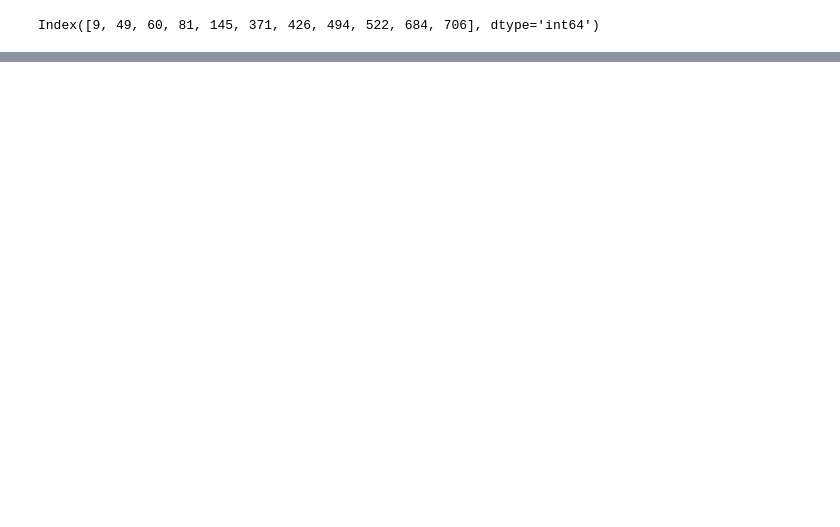
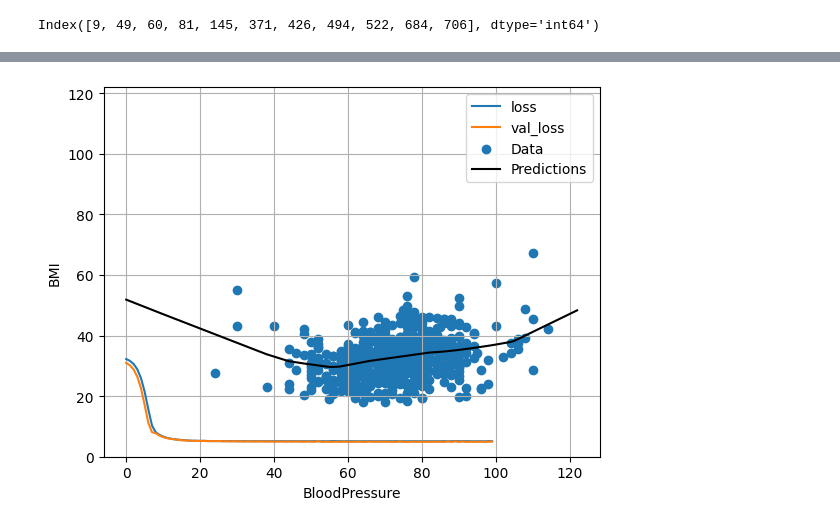
Before and after one commit to AGoodnight/TensorFlowAlpha, a Jupyter notebook: Diabetes.ipynb, the cells around one changed output, grey strips where cells are left out. Cells and saved outputs as stored; diff of their text form; code cells hidden in the pictures; blank space fills up the shorter version.

Commit message:
added single prediction

```diff
--- a/Diabetes.ipynb
+++ b/Diabetes.ipynb
@@ -123,0 +121,98 @@ plot_on_graph(x, y)
+# %%
+from types import SimpleNamespace
+import tensorflow as tf
+from tensorflow import keras
+from keras import layers
+import matplotlib.pyplot as plt
+import numpy as np
+np.set_printoptions(precision=1)
+
+import pandas as pd
+import seaborn as sns
+
+raw_data = pd.read_csv('input/diabetes.csv')
+
+# What columns are we interested in?
+xFactor = 'BloodPressure'
+yFactor = 'BMI'
+
+# Drop the unused columns
+raw_data = raw_data[[xFactor,yFactor]]
+print(raw_data.sample(n=3))
+
+# Make a copy/dataset
+data = raw_data.copy()
+# Strip out values of 0, as these are likley missing data points
+data.drop(data.loc[(data[xFactor]<0.1) | (data[yFactor]<0.1)].index,inplace=True)
+
+# Namespace everything
+n_model = {'data':None,'features':None,'labels':None, 'predictions':None}
+train = SimpleNamespace(**n_model)
+test = SimpleNamespace(**n_model)
+
+# Set namespace members
+train.data = data.sample(frac=0.9,random_state=0)
+test.data = data.drop(train.data.index)
+train.features = train.data.copy()
+test.features = test.data.copy()
+train.labels = train.features.pop(yFactor)
+test.labels = test.features.pop(yFactor)
+
+# Make and train the model
+x_as_array = np.array(train.features[xFactor])
+x_normalizer = layers.Normalization(input_shape=[1,], axis=None)
+x_normalizer.adapt(x_as_array)
+
+def build_and_compile_model(norm):
+    model = tf.keras.Sequential([
+        norm,
+        layers.Dense(64, activation='relu'),
+        layers.Dense(64, activation='relu'),
+        layers.Dense(1)])
+    model.compile(
+        optimizer = tf.keras.optimizers.legacy.Adam(learning_rate=0.001),
+        loss='mean_absolute_error')
+    return model
+
+x_model = build_and_compile_model(x_normalizer)
+
+
+history = x_model.fit(
+    train.features[xFactor],
+    train.labels,
+    epochs=100,
+    verbose=0,
+    validation_split=0.2)
+
+# Record and Plot Loss
+def plot_loss(history):
+    plt.plot(history.history['loss'], label='loss')
+    plt.plot(history.history['val_loss'], label='val_loss')
+    plt.ylim([0, data.max()[xFactor]])
+    plt.xlabel('Epoch')
+    plt.ylabel(f'Error [{xFactor}]')
+    plt.legend()
+    plt.grid(True)
+
+plot_loss(history)
+
+# Run the test data against the model
+test_results={}
+test_results['x_model'] = x_model.evaluate(
+    test.features[xFactor],
+    test.labels, verbose=0)
+
+# Graph the correlation and predictions
+x = tf.linspace(0.0,data.max()[xFactor],data.max()[xFactor]+1)
+y = x_model.predict(x)
+test.predictions = y
+
+def plot_on_graph(x, y):
+  plt.scatter(train.features[xFactor], train.labels, label='Data')
+  plt.plot(x, y, color='k', label='Predictions')
+  plt.xlabel(xFactor)
+  plt.ylabel(yFactor)
+  plt.legend()
+
+plot_on_graph(x, y)
+# %% [output]
@@ -123,0 +226 @@ plot_on_graph(x, y)
+[figure, added]
```
Also changed, not shown: parts of 7 cells of this notebook.
